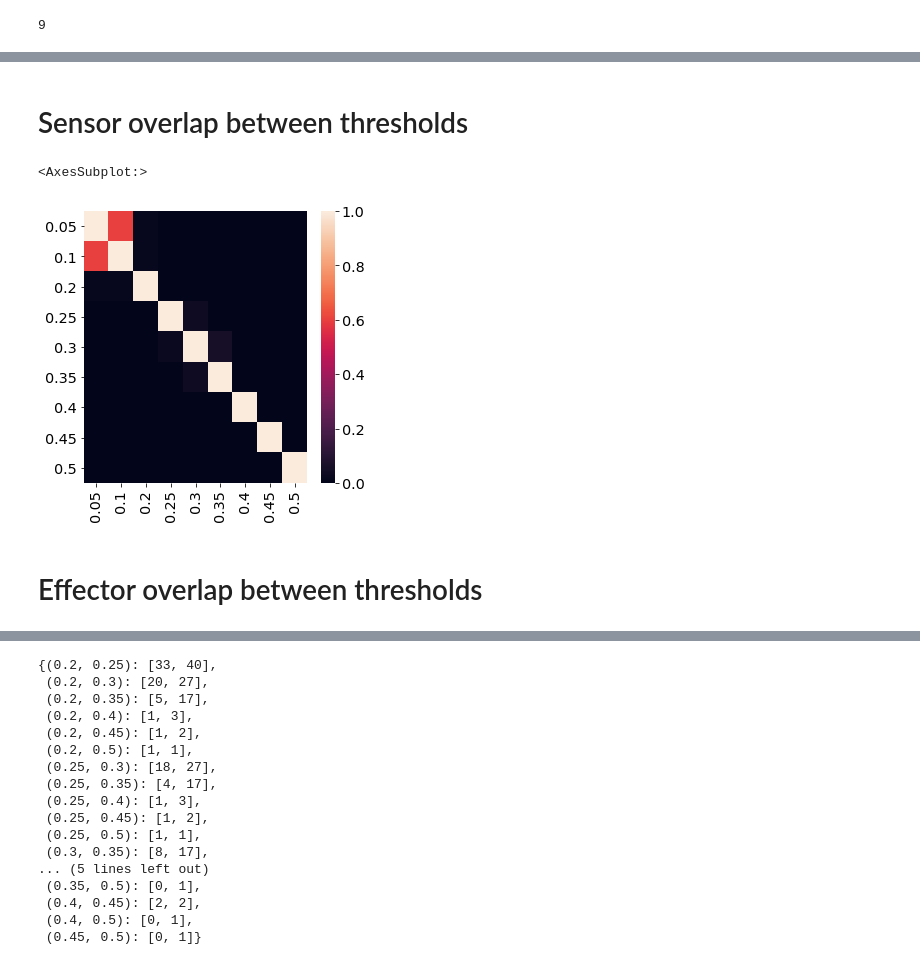
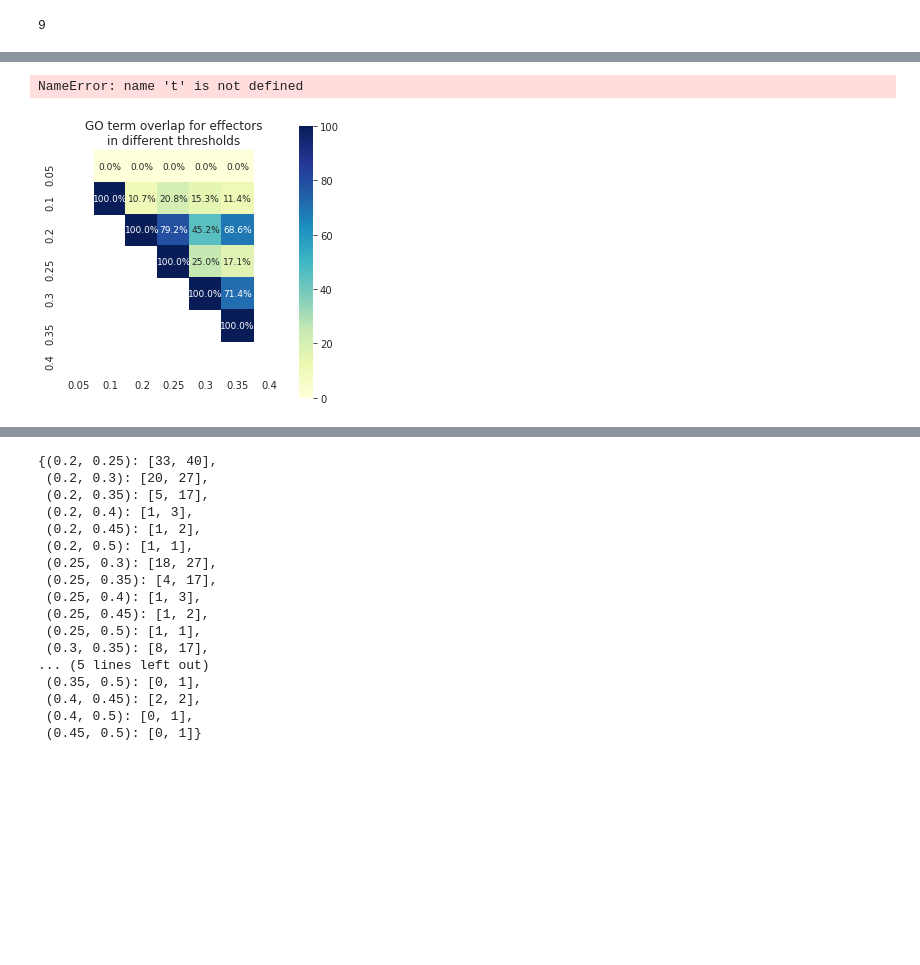
Before and after one commit to oacar/enm_package, a Jupyter notebook: notebooks/7-different-network-sizes.ipynb, the cells around one changed output, grey strips where cells are left out. Saved outputs shown, nothing was run; the diff lists cells and outputs as text; code cells hidden in the pictures; blank space fills up the shorter version.

```diff
--- a/notebooks/7-different-network-sizes.ipynb
+++ b/notebooks/7-different-network-sizes.ipynb
@@ -67,3 +61,5 @@ sensor_dfs =  get_result_dfs('sensors_df', thr_list, 0.2)
+# %%
+effector_sensor_go_dfs = get_result_dfs('effector_sensor_combined_go_df',thr_list)
 # %%
 sensor_dfs[0.2].dropna(subset=['sensor_cluster']).loc[:,'sensor_cluster'].nunique()
 # %% [output]
@@ -104,3 +118,29 @@ plot_go_thr_comparison(sensor_dfs,'sensor_cluster', 'sensor')
+# %%
+help(t.set_text)
+# %% [output]
+NameError: name 't' is not defined
+# %%
+#effector_sensor_go_dfs
+go_overlap = pd.DataFrame({thr : [len(np.intersect1d(effector_sensor_go_dfs[thr].loc[effector_sensor_go_dfs[thr].cluster_type=='effector','GO'], effector_sensor_go_dfs[i].loc[effector_sensor_go_dfs[i].cluster_type=='effector','GO'])) for i in thr_list] for thr in sorted(thr_list)})
+go_overlap.index = thr_list
+def plot_heatmap_overlap(df, filename, title , cmap='YlGnBu' , figsize = (10,6)):
+    import seaborn as sns
+    mask = np.zeros_like(df)
+    mask[np.tril_indices_from(mask, k=-1)] = True
+    with sns.axes_style("white"):
+        f, ax = plt.subplots(figsize=figsize)
+        ax = sns.heatmap(100*df/ np.diag(df),annot=True, mask= mask, square=True, vmax=100, cbar=True, ax=ax, fmt='.1f',cmap=cmap)
+        ax.set_title(title)
+
+        for t in ax.texts:
+            t.set_text(t.get_text() + "%")
+            t.set_size(9)
+        ax.set_xlabel(ax.get_xlabel(),fontsize=16)
+    plt.savefig(f'../reports/figures/paper_figures_supp/{filename}.png', bbox_inches='tight',dpi=150)
+
+plot_heatmap_overlap(go_overlap, 'go_overlap_test', 'GO term overlap for effectors\nin different thresholds', figsize=(5,5))
+# %% [output]
+[figure, added]
 # %%
 
 sensor_overlap = pd.DataFrame({thr : [len(np.intersect1d(sensor_dfs[thr].orf_name, sensor_dfs[i].orf_name)) for i in thr_list] for thr in sorted(thr_list)})
@@ -108,9 +150,0 @@ sensor_overlap.index = thr_list
-# %% [markdown]
-# Sensor overlap between thresholds
-# %%
-sns.heatmap(sensor_overlap / np.diag(sensor_overlap))
-# %% [output]
-<AxesSubplot:>
-[figure, removed]
-# %% [markdown]
-# Effector overlap between thresholds
```
Also changed, not shown: parts of 31 cells of this notebook, 1 other file.
